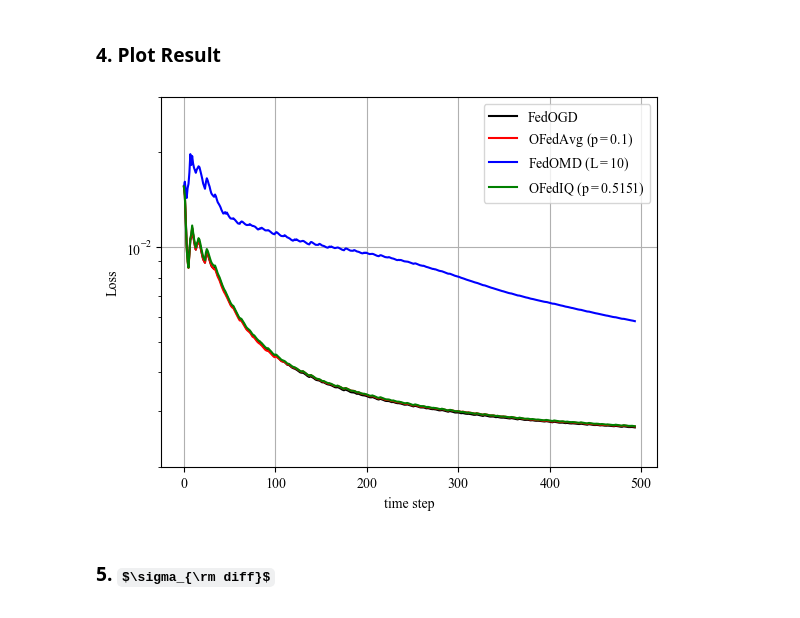
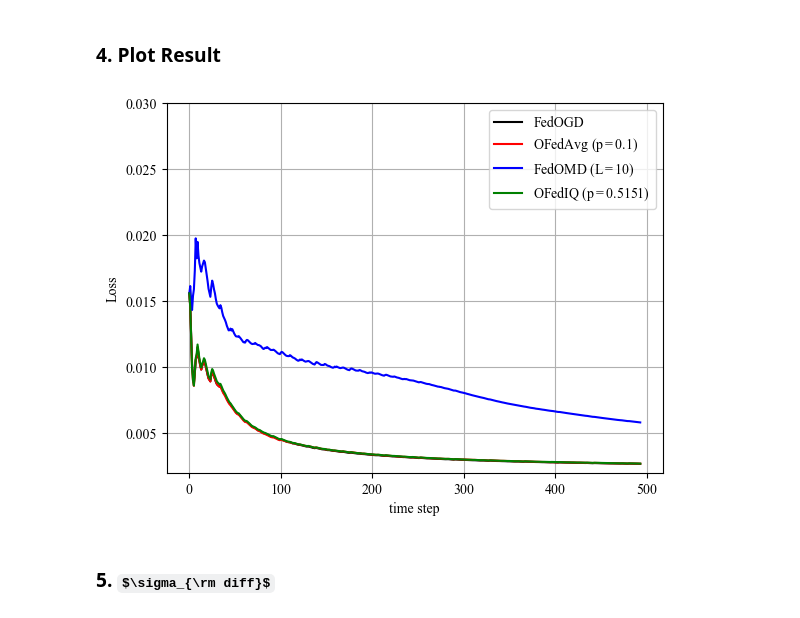
Before and after one commit to IISL-HYU/RegretAnalysis_OFL, a Jupyter notebook: Experiments.ipynb, the cells around one changed output. Drawn from its saved outputs; the diff is of its cells as text; code cells hidden in the pictures; some formulas as TeX source.

```diff
--- a/Experiments.ipynb
+++ b/Experiments.ipynb
@@ -16,7 +16,7 @@ from utils import sigma_diff
 
 K = 1000        # Number of clients
 #D = 34826       # number of parameters
-D = 1153
+D = 4289
 P = 0.1        # Com. overhead reduction rate from FedOGD
 L = 4           # Local training time (Batch Size)
 
@@ -27,0 +28,15 @@ print(s, b, p, p2)
+# %%
+import tensorflow as tf
+import keras
+from keras import layers, models
+from data import MNIST_data, Air_data
+
+x_train, y_train, input_size = Air_data()
+print(input_size)
+
+model = tf.keras.Sequential([
+            tf.keras.Input(shape=(input_size, 1)),
+            layers.Dense(64, activation='relu', kernel_initializer=tf.keras.initializers.RandomNormal(stddev=0.01), bias_initializer=tf.keras.initializers.Zeros()),
+            layers.Dense(64, activation='relu', kernel_initializer=tf.keras.initializers.RandomNormal(stddev=0.01), bias_initializer=tf.keras.initializers.Zeros()),
+            layers.Dense(1)
+        ])
@@ -94,35 +130,35 @@ with open(f"./result/{task}_OFedAvg_{code}.pkl", "rb") as f:
 with open(f"./result/{task}_FedOMD_{code}.pkl", "rb") as f:
     r3 = pickle.load(f)
 with open(f"./result/{task}_OFedIQ_{code}.pkl", "rb") as f:
     r4 = pickle.load(f)
 
 l1 = list(range(len(r1)))
 l2 = list(range(len(r2)))
 l3 = list(range(len(r3)))
 l4 = list(range(len(r4)))
 
 plt.plot(l1, r1, 'black', label=r'FedOGD')
 plt.plot(l2, r2, 'red', label=r'OFedAvg ($\mathdefault{p=0.1}$)')
 plt.plot(l3, r3, 'blue', label=r'FedOMD ($\mathdefault{L=10}$)')
 plt.plot(l4, r4, 'green', label=r'OFedIQ ($\mathdefault{p=0.5151}$)')
 
 plt.xlabel('time step')
 
 if task == 'clf':
     plt.ylabel('Accuracy')
 elif task == 'reg':
     plt.ylabel('Loss')
-    plt.yscale("log")
+    #plt.yscale("log")
 
 plt.ylim([0.002, 0.03])
 plt.rcParams["font.family"] = "Times New Roman"
 plt.grid()
 plt.legend()
 
 plt.savefig(f'./Figures/{task}_{code}.png', dpi=200, facecolor="white")
 plt.show()
 # %% [output]
-[figure, old version]
+[figure, new version]
 # %% [markdown]
 ### 5. $\sigma_{\rm diff}$
 # %%
```
Also changed, not shown: parts of 3 cells of this notebook.
